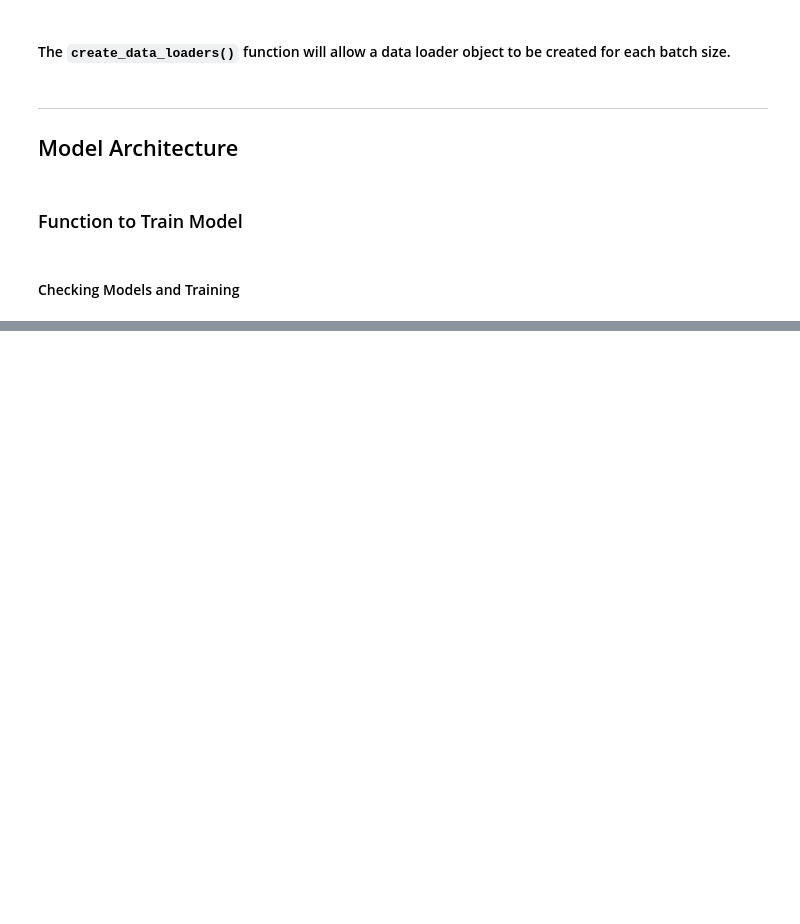
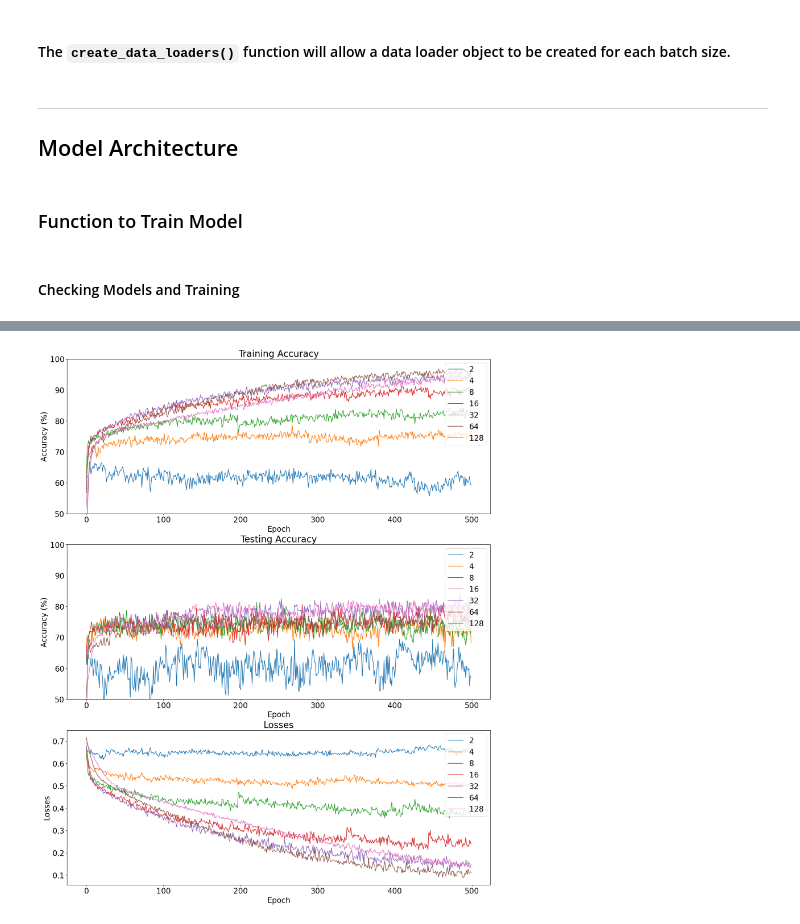
Before and after one commit to ElleyFolks/Deep-Understanding-Deep-Learning, a Jupyter notebook: Section 10 Meta Parameters/10.83 Coding Challenge/wine_batch_sizes.ipynb, the cells around one changed output, grey strips where cells are left out. Drawn from its saved outputs; the diff is of its cells as text; code cells hidden in the pictures; blank space fills up the shorter version.

```diff
--- a/Section 10 Meta Parameters/10.83 Coding Challenge/wine_batch_sizes.ipynb
+++ b/Section 10 Meta Parameters/10.83 Coding Challenge/wine_batch_sizes.ipynb
@@ -277,0 +373,29 @@ plt.show()
+# %%
+# plot results
+fig, ax = plt.subplots(3, 1, figsize = (20,25))
+
+# accuracy plots
+ax[0].plot(training_accuracy)
+ax[0].set_xlabel('Epoch')
+ax[0].set_ylabel('Accuracy (%)')
+ax[0].set_title('Training Accuracy')
+ax[0].set_ylim([50,100])
+ax[0].legend(batch_sizes, loc='upper right')
+
+ax[1].plot(test_accuracy)
+ax[1].set_xlabel('Epoch')
+ax[1].set_ylabel('Accuracy (%)')
+ax[1].set_title('Testing Accuracy')
+ax[1].set_ylim([50,100])
+ax[1].legend(batch_sizes, loc='upper right')
+
+# losses plot
+ax[2].plot(losses_array)
+ax[2].set_xlabel('Epoch')
+ax[2].set_ylabel('Losses')
+ax[2].set_title('Losses')
+ax[2].legend(batch_sizes, loc='upper right')
+
+plt.show()
+# %% [output]
+[figure, added]
```
Also changed, not shown: parts of 12 cells of this notebook, 1 other file.
